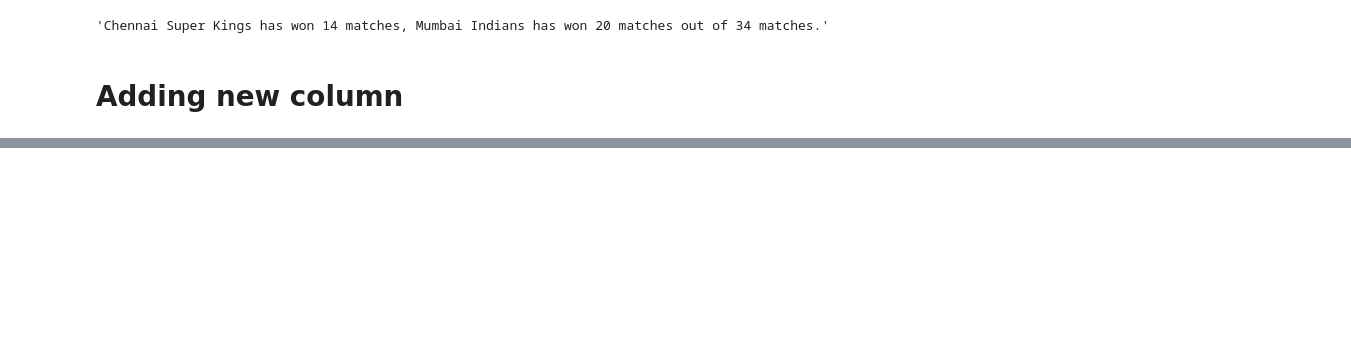
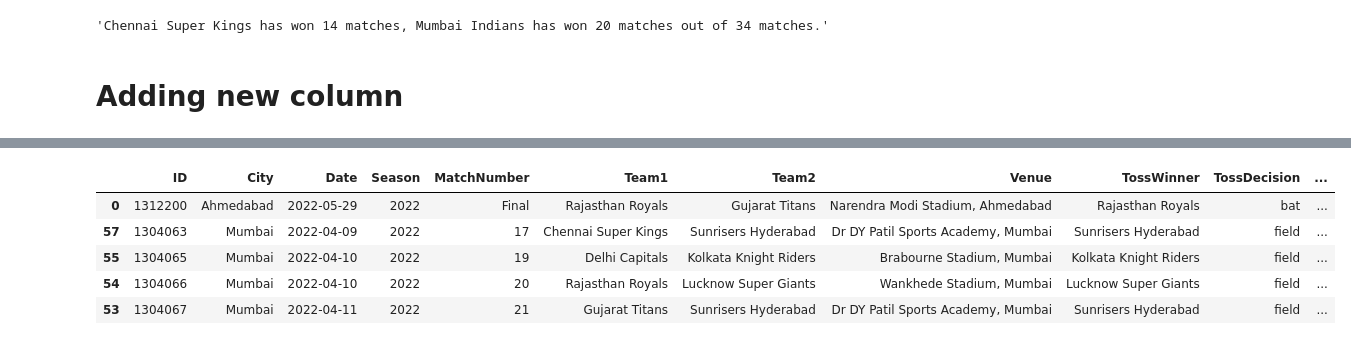
Before and after one commit to Techno-Hub19/py-pandas-tutorials, a Jupyter notebook: Panda_DataFrame/Tutorial-3.ipynb, the cells around one changed output, grey strips where cells are left out. Cells and saved outputs as stored; diff of their text form; code cells hidden in the pictures; blank space fills up the shorter version.

```diff
--- a/Panda_DataFrame/Tutorial-3.ipynb
+++ b/Panda_DataFrame/Tutorial-3.ipynb
@@ -150,0 +258,10 @@ movies.head(2)
+# %%
+# sort_values --> descending order
+ipl.sort_values('Season', ascending=False).head()
+# %% [output]
+|  | ID | City | Date | Season | MatchNumber | Team1 | Team2 | Venue | TossWinner | TossDecision | ... |
+| 0 | 1312200 | Ahmedabad | 2022-05-29 | 2022 | Final | Rajasthan Royals | Gujarat Titans | Narendra Modi Stadium, Ahmedabad | Rajasthan Royals | bat | ... |
+| 57 | 1304063 | Mumbai | 2022-04-09 | 2022 | 17 | Chennai Super Kings | Sunrisers Hyderabad | Dr DY Patil Sports Academy, Mumbai | Sunrisers Hyderabad | field | ... |
+| 55 | 1304065 | Mumbai | 2022-04-10 | 2022 | 19 | Delhi Capitals | Kolkata Knight Riders | Brabourne Stadium, Mumbai | Kolkata Knight Riders | field | ... |
+| 54 | 1304066 | Mumbai | 2022-04-10 | 2022 | 20 | Rajasthan Royals | Lucknow Super Giants | Wankhede Stadium, Mumbai | Lucknow Super Giants | field | ... |
+| 53 | 1304067 | Mumbai | 2022-04-11 | 2022 | 21 | Gujarat Titans | Sunrisers Hyderabad | Dr DY Patil Sports Academy, Mumbai | Sunrisers Hyderabad | field | ... |
```
Also changed, not shown: parts of 13 cells of this notebook, 1 other file.
